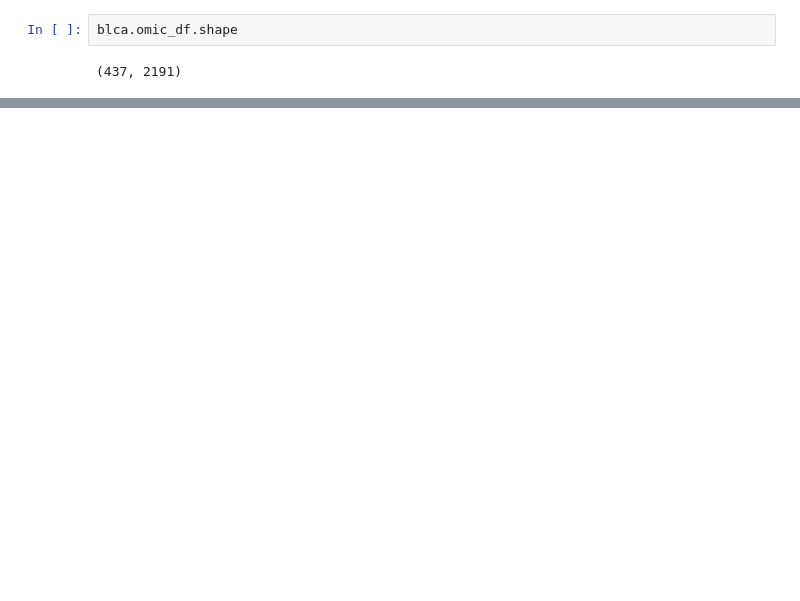
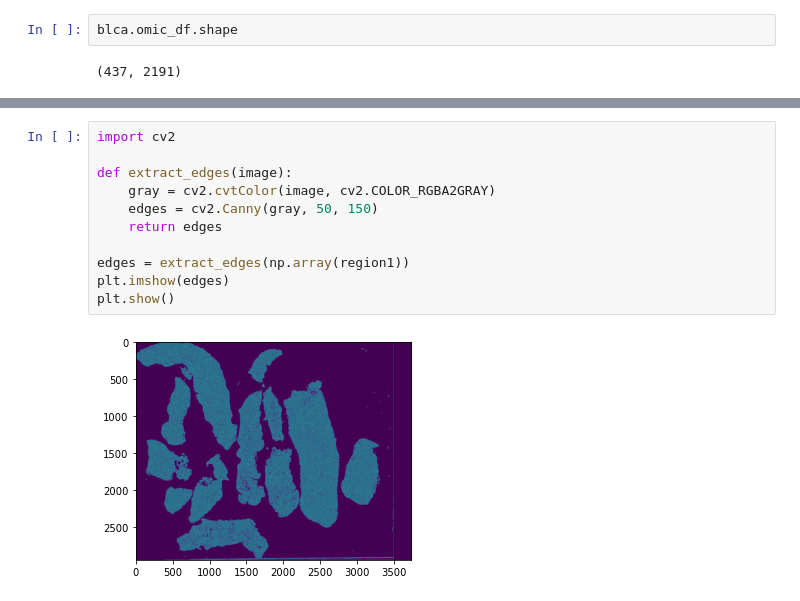
Before and after one commit to konst-int-i/healnet, a Jupyter notebook: notebooks/late_fusion.ipynb, the cells around one changed output, grey strips where cells are left out. Drawn from its saved outputs; the diff is of its cells as text; blank space fills up the shorter version.

```diff
--- a/notebooks/late_fusion.ipynb
+++ b/notebooks/late_fusion.ipynb
@@ -79,0 +93,13 @@ array([ 72,  83, 109, 173])
+# %%
+import cv2
+
+def extract_edges(image):
+    gray = cv2.cvtColor(image, cv2.COLOR_RGBA2GRAY)
+    edges = cv2.Canny(gray, 50, 150)
+    return edges
+
+edges = extract_edges(np.array(region1))
+plt.imshow(edges)
+plt.show()
+# %% [output]
+[figure, added]
```
Also changed, not shown: parts of 35 cells of this notebook, 4 other files.
